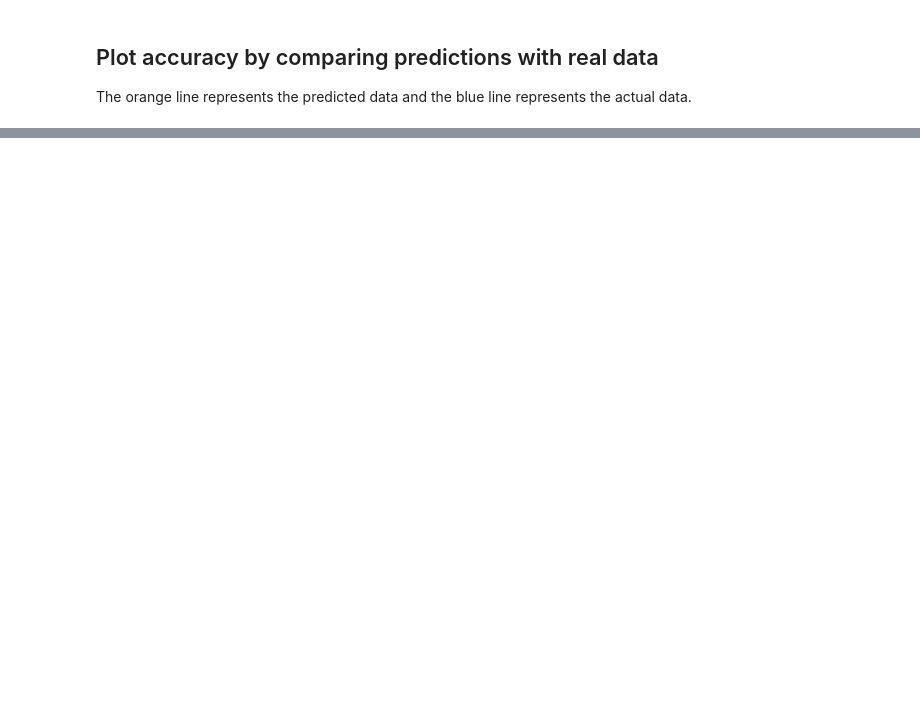
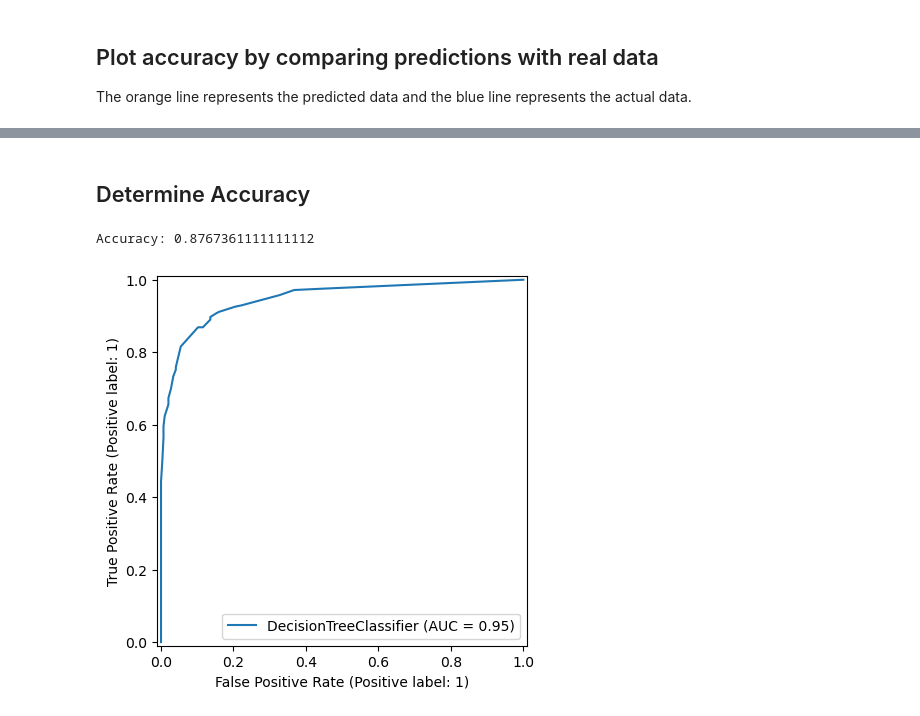
Before and after one commit to megaminding/machine_learning_research, a Jupyter notebook: posts/Environmental Machine Learning Project/index.ipynb, the cells around one changed output, grey strips where cells are left out. Drawn from its saved outputs; the diff is of its cells as text; code cells hidden in the pictures; blank space fills up the shorter version.

```diff
--- a/posts/Environmental Machine Learning Project/index.ipynb
+++ b/posts/Environmental Machine Learning Project/index.ipynb
@@ -1296,0 +1381,13 @@ plt.show()
+# %%
+def temp_to_num(temp_range):
+    low, high = temp_range.split('-')
+    return (float(low) + float(high)) / 2
+
+df['TEMPERATURE_NUM'] = df['TEMPERATURE'].apply(temp_to_num)
+
+df_encoded = pd.get_dummies(df, columns=['CROP TYPE', 'SOIL TYPE', 'REGION', 'WEATHER CONDITION'])
+
+median_req = df['WATER REQUIREMENT'].median()
+df_encoded['needs_irrigation'] = (df['WATER REQUIREMENT'] > median_req).astype(int)
+
+df_encoded
@@ -1296,0 +1415,13 @@ plt.show()
+# %%
+feature_cols = ['TEMPERATURE_NUM'] + \
+               [col for col in df_encoded.columns if col.startswith(('CROP TYPE_', 'SOIL TYPE_', 'REGION_', 'WEATHER CONDITION_'))]
+
+X = df_encoded[feature_cols]
+y = df_encoded['needs_irrigation']
+
+X_train, X_test, y_train, y_test = train_test_split(
+    X, y, test_size=0.2, random_state=42
+)
+
+print(f'Training samples: {len(X_train)}, Test samples: {len(X_test)}')
+print('Features shape:', X_train.shape)
@@ -1296,0 +1436,25 @@ plt.show()
+# %%
+from sklearn.tree import DecisionTreeClassifier
+from sklearn.metrics import accuracy_score
+
+clf = DecisionTreeClassifier(max_depth=7)
+
+clf.fit(X_train, y_train)
+
+y_pred = clf.predict(X_test)
+# %% [markdown]
+## Determine Accuracy
+# %%
+accuracy = accuracy_score(y_test, y_pred)
+print(f"Accuracy: {accuracy}")
+# %% [output]
+Accuracy: 0.8767361111111112
+# %%
+import matplotlib.pyplot as plt
+import seaborn as sns
+from sklearn.metrics import RocCurveDisplay
+
+RocCurveDisplay.from_estimator(clf, X_test, y_test)
+plt.show()
+# %% [output]
+[figure, added]
```
Also changed, not shown: parts of 35 cells of this notebook, 19 other files.
